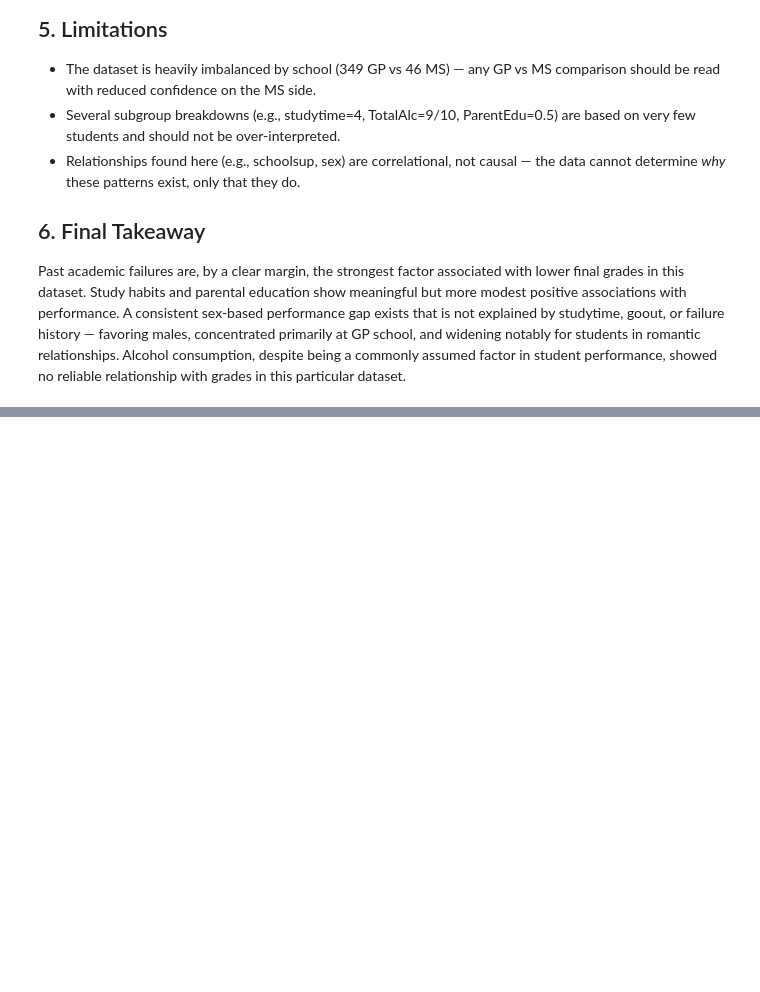
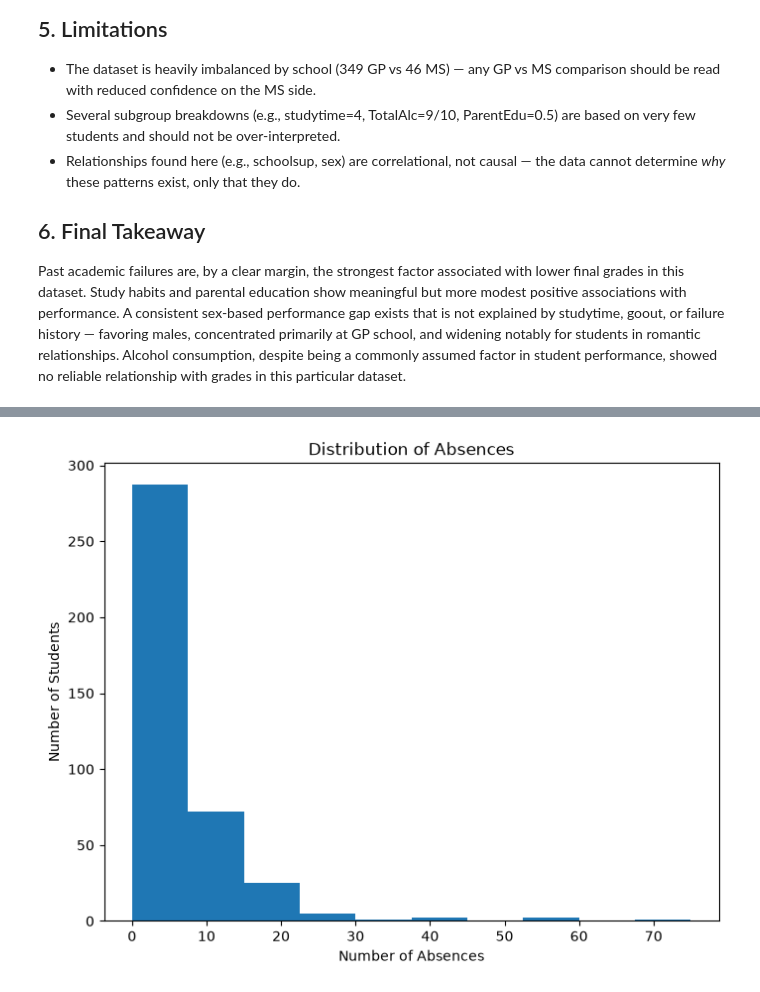
Before and after one commit to zaimapc2-max/student_performance_analyzer, a Jupyter notebook: student_analysis.ipynb, the cells around one changed output, grey strips where cells are left out. Drawn from its saved outputs; the diff is of its cells as text; code cells hidden in the pictures; blank space fills up the shorter version.

```diff
--- a/student_analysis.ipynb
+++ b/student_analysis.ipynb
@@ -453,0 +964,9 @@ with grades in this particular dataset.
+# %%
+fig, ax = plt.subplots(figsize=(8,6))
+ax.hist(sd["absences"])
+ax.set_title("Distribution of Absences")
+ax.set_xlabel("Number of Absences")
+ax.set_ylabel("Number of Students")
+plt.show()
+# %% [output]
+[figure, added]
```
Also changed, not shown: parts of 53 cells of this notebook.
